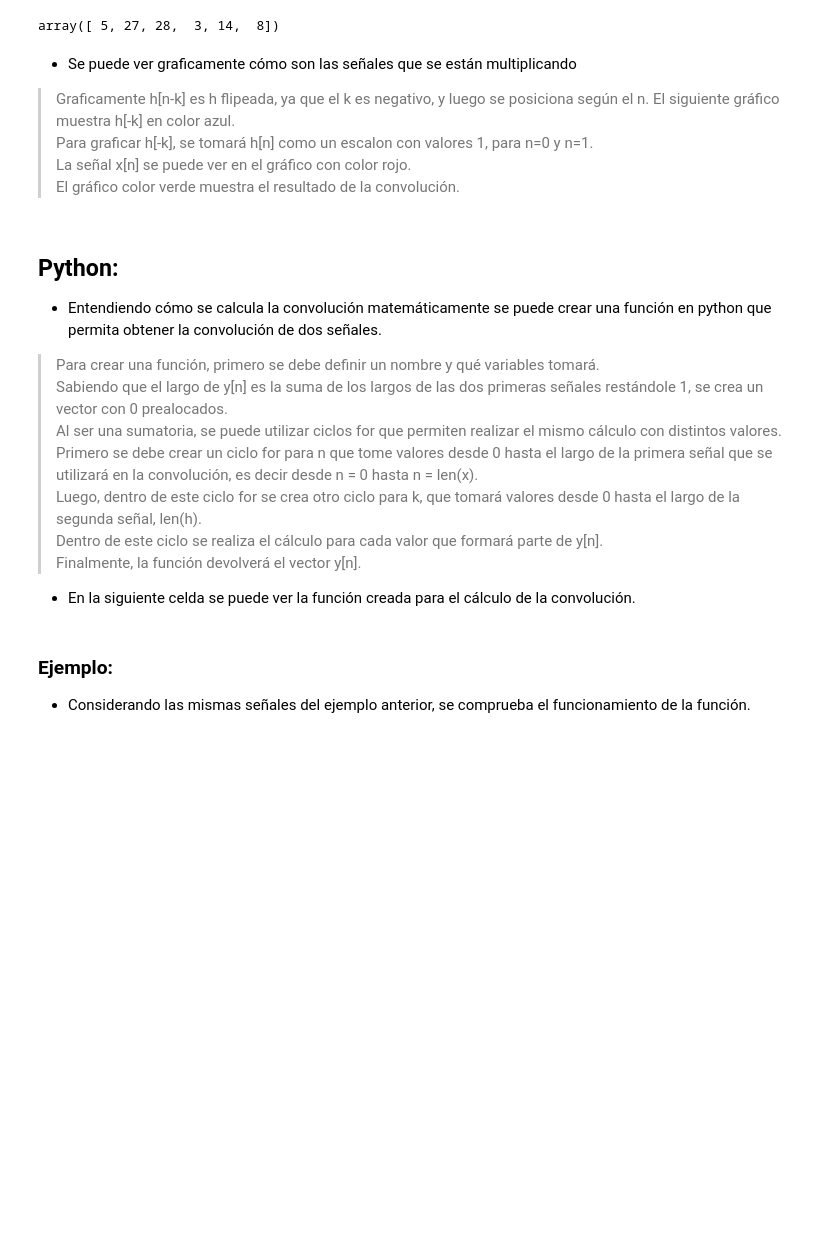
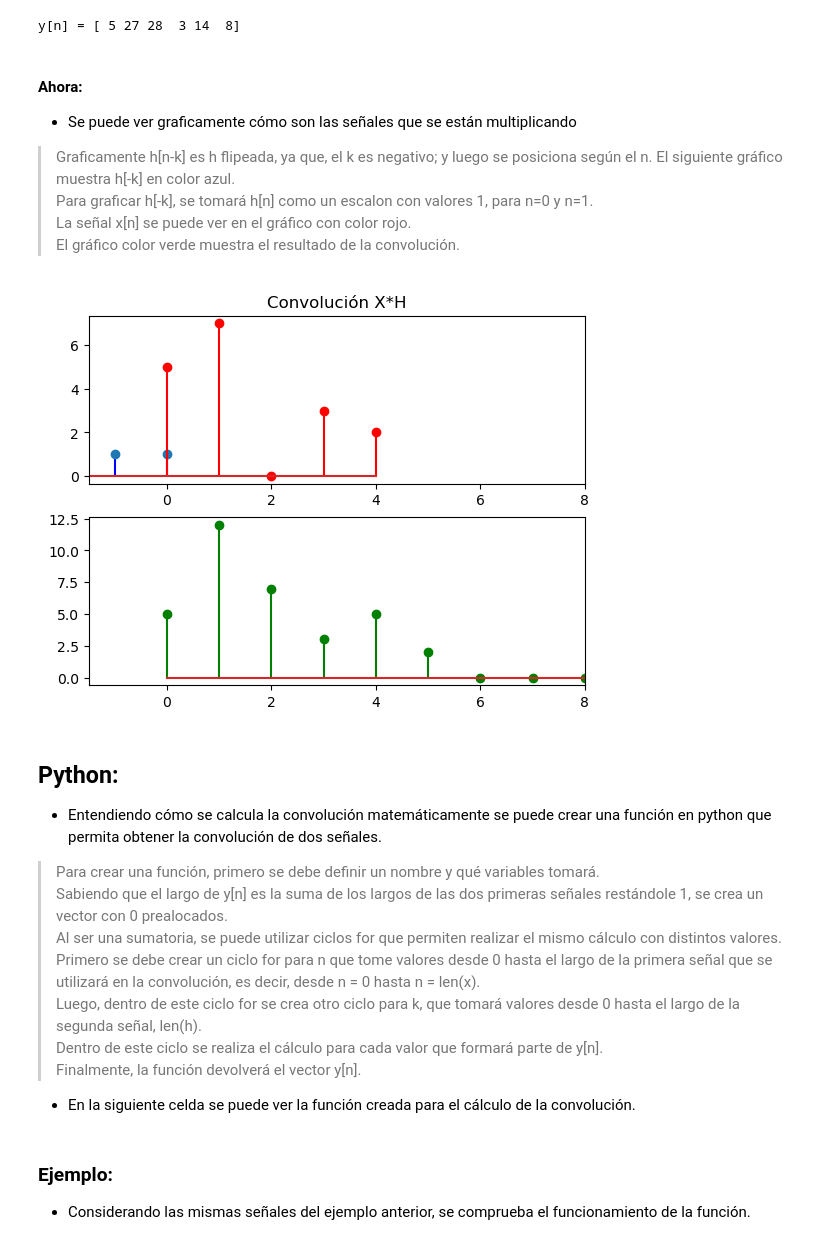
Before and after one commit to valentinavalderas/Tareas_acus099, a Jupyter notebook: Tarea 2.ipynb, the cells around one changed output. Saved outputs shown, nothing was run; the diff lists cells and outputs as text; code cells hidden in the pictures; blank space fills up the shorter version.

```diff
--- a/Tarea 2.ipynb
+++ b/Tarea 2.ipynb
@@ -53,39 +80,46 @@ y[n]&= \sum_{k=-\infty}^{\infty}  h[k] \cdot x[n-k]
 # %%
-import numpy as np
+#Utilizando np.convolve()
 x=[5,7,0,3,2]
 h=[1,4]
-np.convolve(x,h)
+print("y[n] =", np.convolve(x,h))
 # %% [output]
-array([ 5, 27, 28,  3, 14,  8])
+y[n] = [ 5 27 28  3 14  8]
 # %% [markdown]
+#### Ahora:
 + Se puede ver graficamente cómo son las señales que se están multiplicando
-> Graficamente h[n-k] es h flipeada, ya que el k es negativo, y luego se posiciona según el n. El siguiente gráfico muestra h[-k] en color azul.\
+> Graficamente h[n-k] es h flipeada, ya que, el k es negativo; y luego se posiciona según el n. El siguiente gráfico muestra h[-k] en color azul.\
 > Para graficar h[-k], se tomará h[n] como un escalon con valores 1, para n=0 y n=1.\
 > La señal x[n] se puede ver en el gráfico con color rojo.\
 > El gráfico color verde muestra el resultado de la convolución.
 # %%
-import numpy as np
-import matplotlib.pyplot as plt
+# Función para escalón unitario
+def escalon(n):
 
-def escalon(n):
     return 1.*(n>=0)
 
-n=np.arange(0,2)
+#Definimos datos
+n=np.arange(0,6)
 x=[5,7,0,3,2]
 h=escalon(n)-escalon(n-2)
 
+#Realizamos gráficos
 plt.subplot(211);
-plt.stem(-n,h);
-plt.stem(x,"r");
+plt.title("Convolución X*H")
+plt.xlim(-1.5,8)
+plt.stem(-n,h,'bo');
+plt.stem(x,'r','ro');
 plt.subplot(212);
-plt.stem(np.convolve(x,h),"g")
+plt.xlim(-1.5,8)
+plt.stem(np.convolve(x,h),'g','go');
+# %% [output]
+[figure, added]
 # %% [markdown]
 ## Python:
 + Entendiendo cómo se calcula la convolución matemáticamente se puede crear una función en python que permita obtener la convolución de dos señales.
 > Para crear una función, primero se debe definir un nombre y qué variables tomará.\
 > Sabiendo que el largo de y[n] es la suma de los largos de las dos primeras señales restándole 1, se crea un vector con 0 prealocados.\
 > Al ser una sumatoria, se puede utilizar ciclos for que permiten realizar el mismo cálculo con distintos valores.\
-> Primero se debe crear un ciclo for para n que tome valores desde 0 hasta el largo de la primera señal que se utilizará en la convolución, es decir desde n = 0 hasta n = len(x).\
+> Primero se debe crear un ciclo for para n que tome valores desde 0 hasta el largo de la primera señal que se utilizará en la convolución, es decir, desde n = 0 hasta n = len(x).\
 > Luego, dentro de este ciclo for se crea otro ciclo para k, que tomará valores desde 0 hasta el largo de la segunda señal, len(h).\
 > Dentro de este ciclo se realiza el cálculo para cada valor que formará parte de y[n].\
 > Finalmente, la función devolverá el vector y[n].
```
Also changed, not shown: parts of 18 cells of this notebook.
